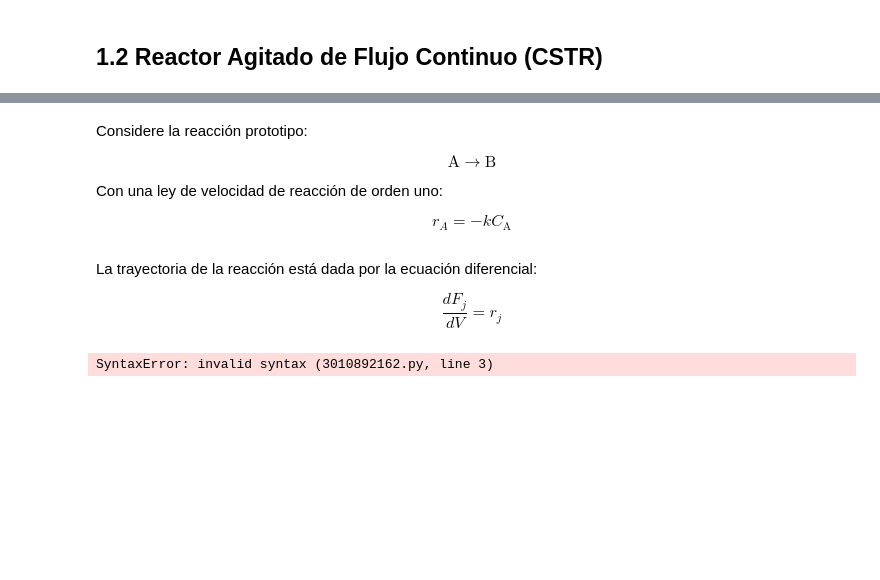
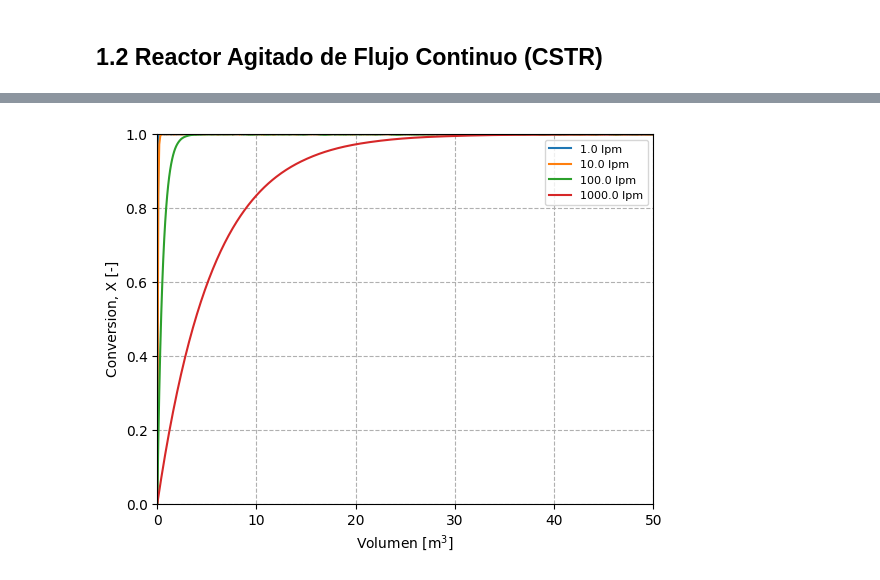
Before and after one commit to eicastroc/Kin_Cinvestav_IngMetalurgica, a Jupyter notebook: 03_Reactores/01a_reactoresIdeales.ipynb, the cells around one changed output, grey strips where cells are left out. Cells and saved outputs as stored; diff of their text form; code cells hidden in the pictures; blank space fills up the shorter version.

```diff
--- a/03_Reactores/01a_reactoresIdeales.ipynb
+++ b/03_Reactores/01a_reactoresIdeales.ipynb
@@ -578,30 +193,0 @@ plt.show()
-# %% [markdown]
-Considere la reacción prototipo:
-
-$$\mathrm{A \longrightarrow B}$$
-
-Con una ley de velocidad de reacción de orden uno:
-
-$$r_{A} = -k C_{\mathrm{A}}$$
-# %% [markdown]
-La trayectoria de la reacción está dada por la ecuación diferencial:
-
-$$\frac{dF_{j}}{dV} = r_j$$
-# %%
-def pfr(V, F, r):
-    fA, fB = F
-    r =
-    return
-# %% [output]
-SyntaxError: invalid syntax (3010892162.py, line 3)
-# %%
-# parámetros de entrada para solución la ecuación algebraica
-k = 1e0 # constante de reacción orden uno, en [s.^-1]
-c0, c = 1, 0.01
-rA = -k*c
-
-Q = np.linspace(0, 10, 21) # m3/s
-V = np.zeros_like(Q)
-
-for i, q in enumerate(Q):
-    V[i] = cstr(q, rA, c0, c)
@@ -613,0 +194,23 @@ plt.show()
+# %%
+### Reacción (aA + bB -> cC + dD)
+orden = 1
+k = 3e-3 # constante de reacción
+cA0 = 1.0
+
+
+fig, ax = plt.subplots()
+lpms = np.logspace(0, 3, 4)
+for lpm in lpms:
+    Q = lpm / 60 / 1000
+    v_span, dv = (0, 50), 0.1
+    v_eval = np.arange(v_span[0], v_span[1]+dv, dv)
+    # solución de ecuación diferencial ordinaria
+    sol = solve_ivp(pfr.pfrX, v_span, y0=[0], args=(Q, cA0, k, orden), events=pfr.pfrXEnd, t_eval=v_eval)
+    V, X = sol.t, sol.y[0]
+    ax.plot(V, X, label=f"{lpm} lpm")
+ax.set(xlim=(0, 50), ylim=(0, 1), xlabel=r'Volumen [m$^3$]', ylabel='Conversion, X [-]')
+ax.grid(ls='--')
+ax.legend(fontsize=8)
+plt.show()
+# %% [output]
+[figure, added]
```
Also changed, not shown: parts of 60 cells of this notebook, 7 other files.
